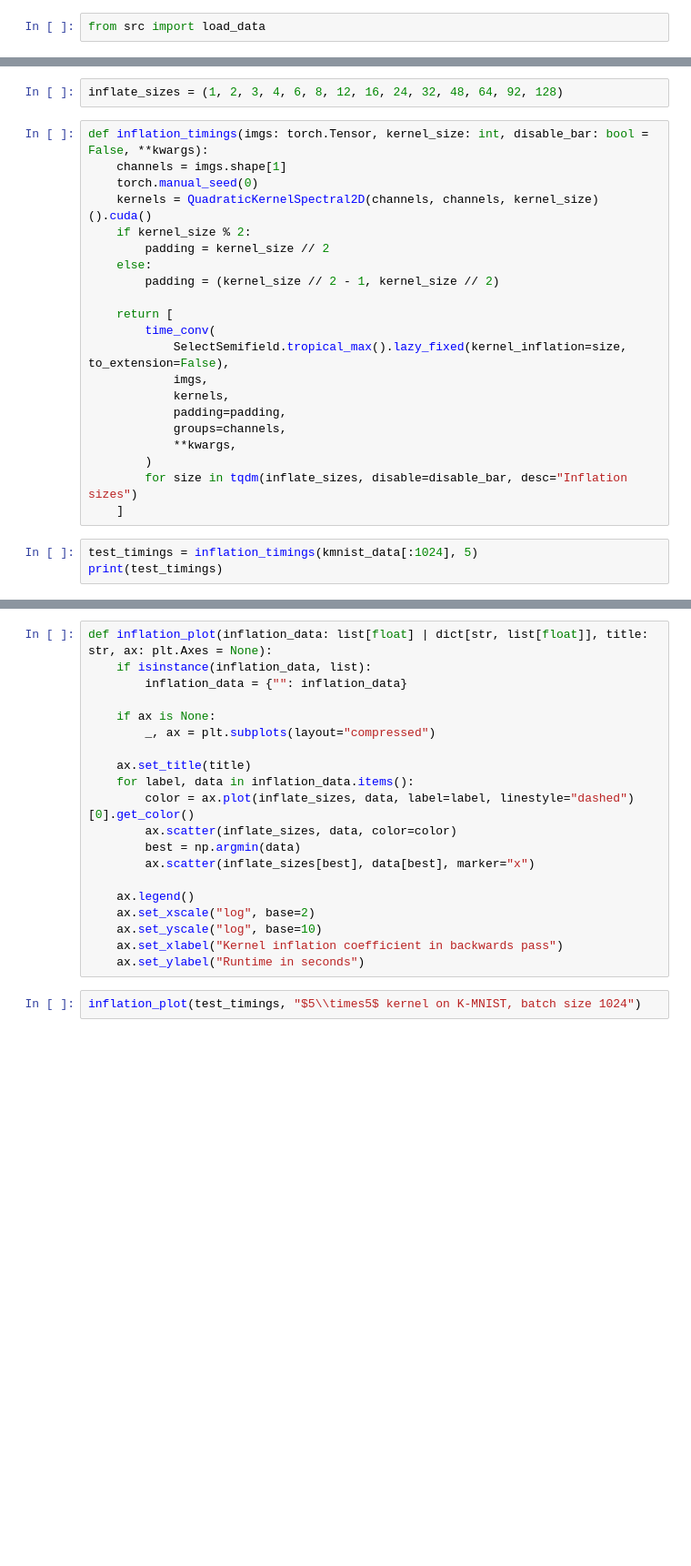
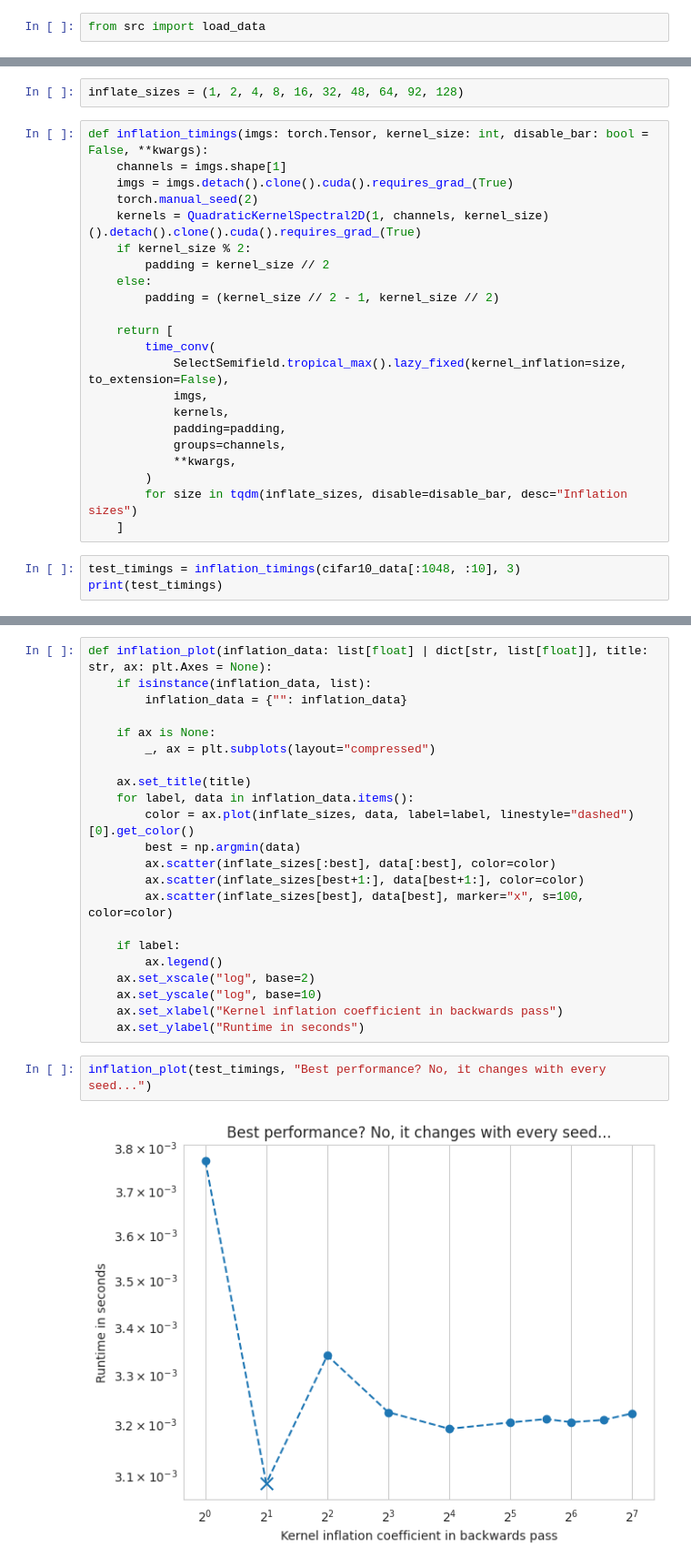
Before and after one commit to p-adema/quadratic-conv, a Jupyter notebook: scratch/inflation_timings.ipynb, the cells around one changed output, grey strips where cells are left out. Shown at 91% size. Saved outputs shown, nothing was run; the diff lists cells and outputs as text; blank space fills up the shorter version.

Commit message:
(code) redo inflation_timings.ipynb

```diff
--- a/scratch/inflation_timings.ipynb
+++ b/scratch/inflation_timings.ipynb
@@ -73,12 +83,13 @@ sync()
     # Run it twice to reduce the effects of interference
     return min(timer.repeat(2, target_runs)) / target_runs
 # %%
-inflate_sizes = (1, 2, 3, 4, 6, 8, 12, 16, 24, 32, 48, 64, 92, 128)
+inflate_sizes = (1, 2, 4, 8, 16, 32, 48, 64, 92, 128)
 # %%
 def inflation_timings(imgs: torch.Tensor, kernel_size: int, disable_bar: bool = False, **kwargs):
     channels = imgs.shape[1]
-    torch.manual_seed(0)
-    kernels = QuadraticKernelSpectral2D(channels, channels, kernel_size)().cuda()
+    imgs = imgs.detach().clone().cuda().requires_grad_(True)
+    torch.manual_seed(2)
+    kernels = QuadraticKernelSpectral2D(1, channels, kernel_size)().detach().clone().cuda().requires_grad_(True)
     if kernel_size % 2:
         padding = kernel_size // 2
     else:
@@ -96,5 +107,5 @@ def inflation_timings(imgs: torch.Tensor, kernel_size: int, disable_bar: bool =
         for size in tqdm(inflate_sizes, disable=disable_bar, desc="Inflation sizes")
     ]
 # %%
-test_timings = inflation_timings(kmnist_data[:1024], 5)
+test_timings = inflation_timings(cifar10_data[:1048, :10], 3)
 print(test_timings)
@@ -109,14 +122,18 @@ def inflation_plot(inflation_data: list[float] | dict[str, list[float]], title:
     ax.set_title(title)
     for label, data in inflation_data.items():
         color = ax.plot(inflate_sizes, data, label=label, linestyle="dashed")[0].get_color()
-        ax.scatter(inflate_sizes, data, color=color)
         best = np.argmin(data)
-        ax.scatter(inflate_sizes[best], data[best], marker="x")
+        ax.scatter(inflate_sizes[:best], data[:best], color=color)
+        ax.scatter(inflate_sizes[best+1:], data[best+1:], color=color)
+        ax.scatter(inflate_sizes[best], data[best], marker="x", s=100, color=color)
 
-    ax.legend()
+    if label:
+        ax.legend()
     ax.set_xscale("log", base=2)
     ax.set_yscale("log", base=10)
     ax.set_xlabel("Kernel inflation coefficient in backwards pass")
     ax.set_ylabel("Runtime in seconds")
 # %%
-inflation_plot(test_timings, "$5\\times5$ kernel on K-MNIST, batch size 1024")
+inflation_plot(test_timings, "Best performance? No, it changes with every seed...")
+# %% [output]
+[figure, added]
```
Also changed, not shown: parts of 4 cells of this notebook, 2 other files.
